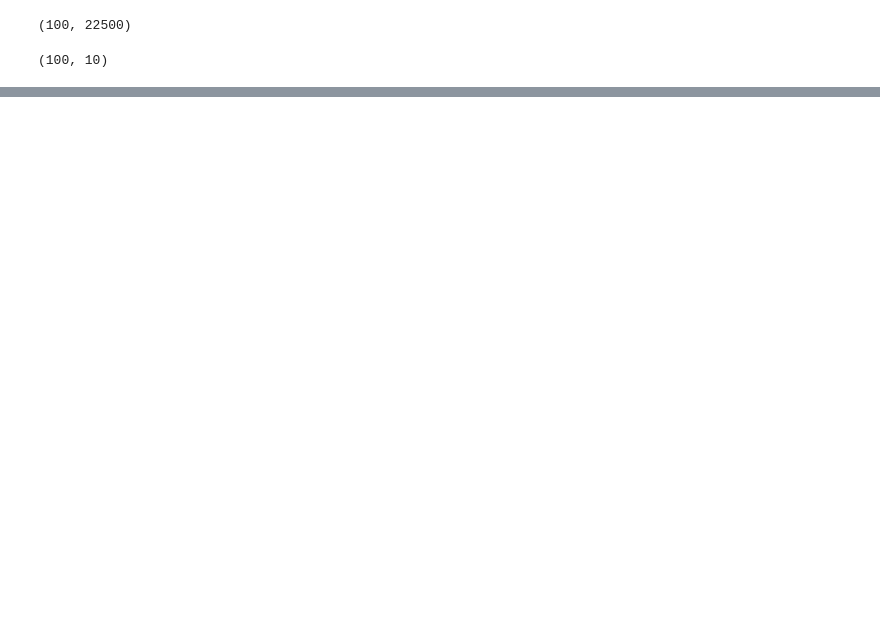
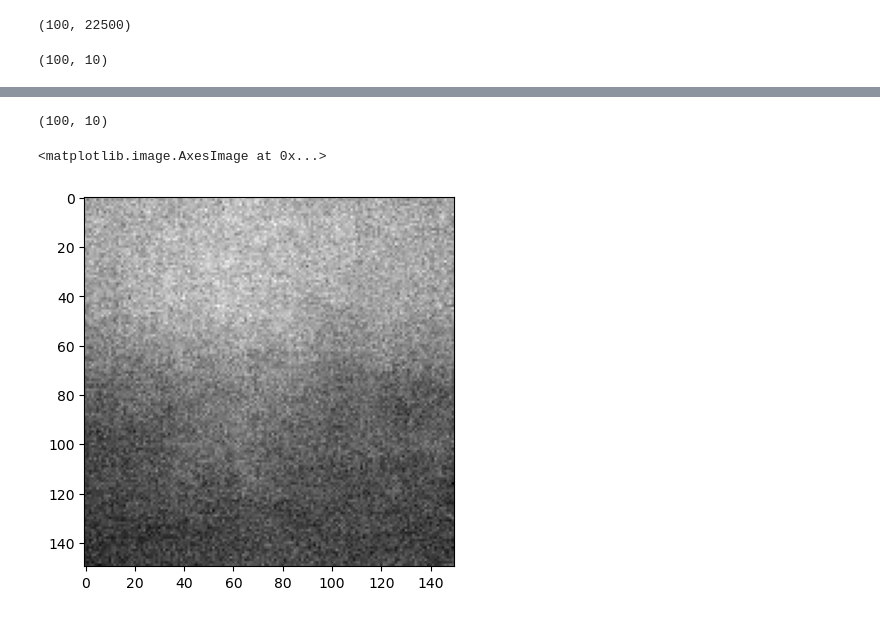
Before and after one commit to moore-andrew05/pyNN, a Jupyter notebook: GAN_Testing.ipynb, the cells around one changed output, grey strips where cells are left out. Drawn from its saved outputs; the diff is of its cells as text; code cells hidden in the pictures; blank space fills up the shorter version.

```diff
--- a/GAN_Testing.ipynb
+++ b/GAN_Testing.ipynb
@@ -43,0 +75,2 @@ ValueError: operands could not be broadcast together with shapes (11,22500) (11,
+# %%
+Xtest = np.array([np.random.uniform(0, 1, 10) for i in range(100)])
@@ -43,0 +81,2 @@ ValueError: operands could not be broadcast together with shapes (11,22500) (11,
+# %%
+Y = nn.use(Xtest, "G")
@@ -43,0 +127,9 @@ ValueError: operands could not be broadcast together with shapes (11,22500) (11,
+# %%
+Xtest.shape
+# %% [output]
+(100, 10)
+# %%
+plt.imshow(Y[10].reshape(150, 150), cmap="gray")
+# %% [output]
+<matplotlib.image.AxesImage at 0x...>
+[figure, added]
```
Also changed, not shown: parts of 18 cells of this notebook, 2 other files.
